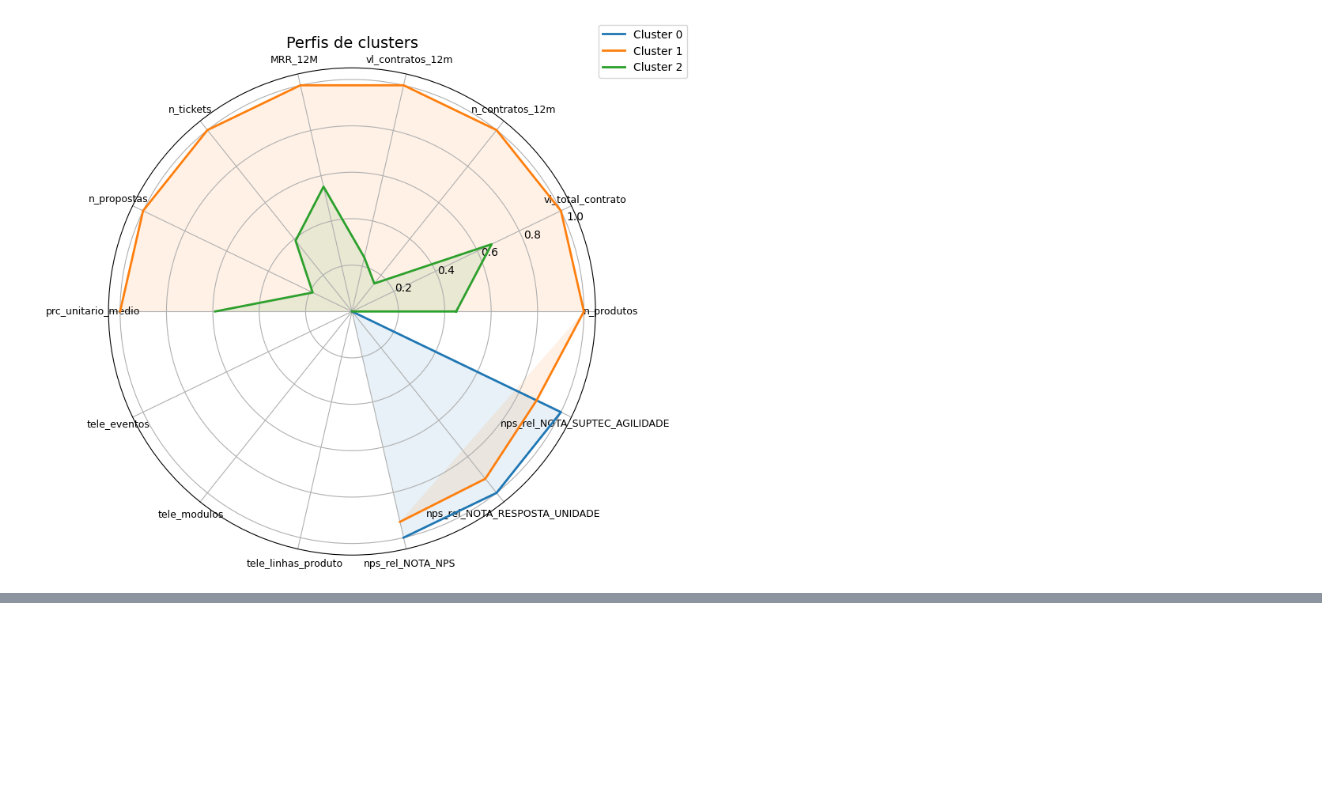
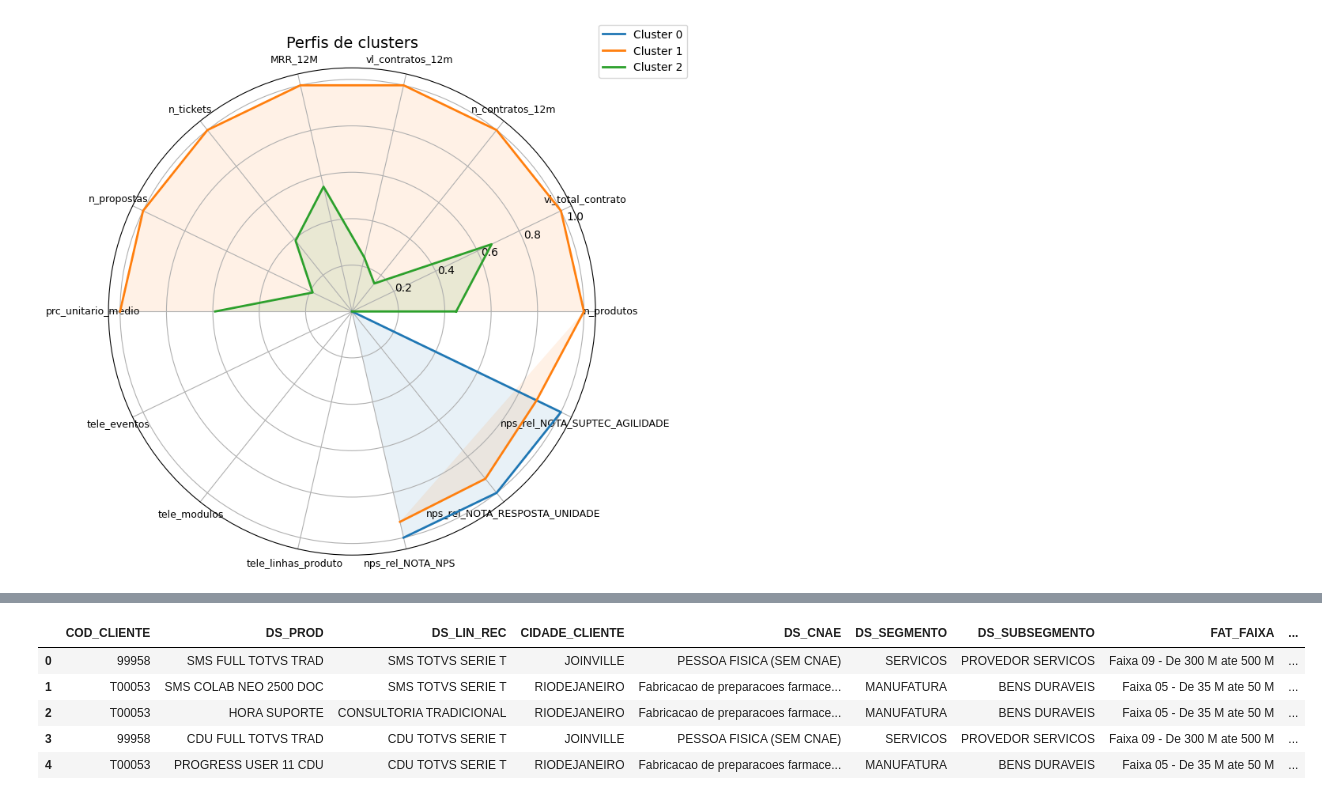
Before and after one commit to fiap-datascience/arcana, a Jupyter notebook: notebooks/clusterizacao.ipynb, the cells around one changed output, grey strips where cells are left out. Cells and saved outputs as stored; diff of their text form; code cells hidden in the pictures; blank space fills up the shorter version.

```diff
--- a/notebooks/clusterizacao.ipynb
+++ b/notebooks/clusterizacao.ipynb
@@ -597,0 +608,9 @@ K=6 | silhouette=0.283
+# %%
+df_dados_clientes.head()
+# %% [output]
+|  | COD_CLIENTE | DS_PROD | DS_LIN_REC | CIDADE_CLIENTE | DS_CNAE | DS_SEGMENTO | DS_SUBSEGMENTO | FAT_FAIXA | ... |
+| 0 | 99958 | SMS FULL TOTVS TRAD | SMS TOTVS SERIE T | JOINVILLE | PESSOA FISICA (SEM CNAE) | SERVICOS | PROVEDOR SERVICOS | Faixa 09 - De 300 M ate 500 M | ... |
+| 1 | T00053 | SMS COLAB NEO 2500 DOC | SMS TOTVS SERIE T | RIODEJANEIRO | Fabricacao de preparacoes farmace... | MANUFATURA | BENS DURAVEIS | Faixa 05 - De 35 M ate 50 M | ... |
+| 2 | T00053 | HORA SUPORTE | CONSULTORIA TRADICIONAL | RIODEJANEIRO | Fabricacao de preparacoes farmace... | MANUFATURA | BENS DURAVEIS | Faixa 05 - De 35 M ate 50 M | ... |
+| 3 | 99958 | CDU FULL TOTVS TRAD | CDU TOTVS SERIE T | JOINVILLE | PESSOA FISICA (SEM CNAE) | SERVICOS | PROVEDOR SERVICOS | Faixa 09 - De 300 M ate 500 M | ... |
+| 4 | T00053 | PROGRESS USER 11 CDU | CDU TOTVS SERIE T | RIODEJANEIRO | Fabricacao de preparacoes farmace... | MANUFATURA | BENS DURAVEIS | Faixa 05 - De 35 M ate 50 M | ... |
```
Also changed, not shown: parts of 7 cells of this notebook, 2 other files.
